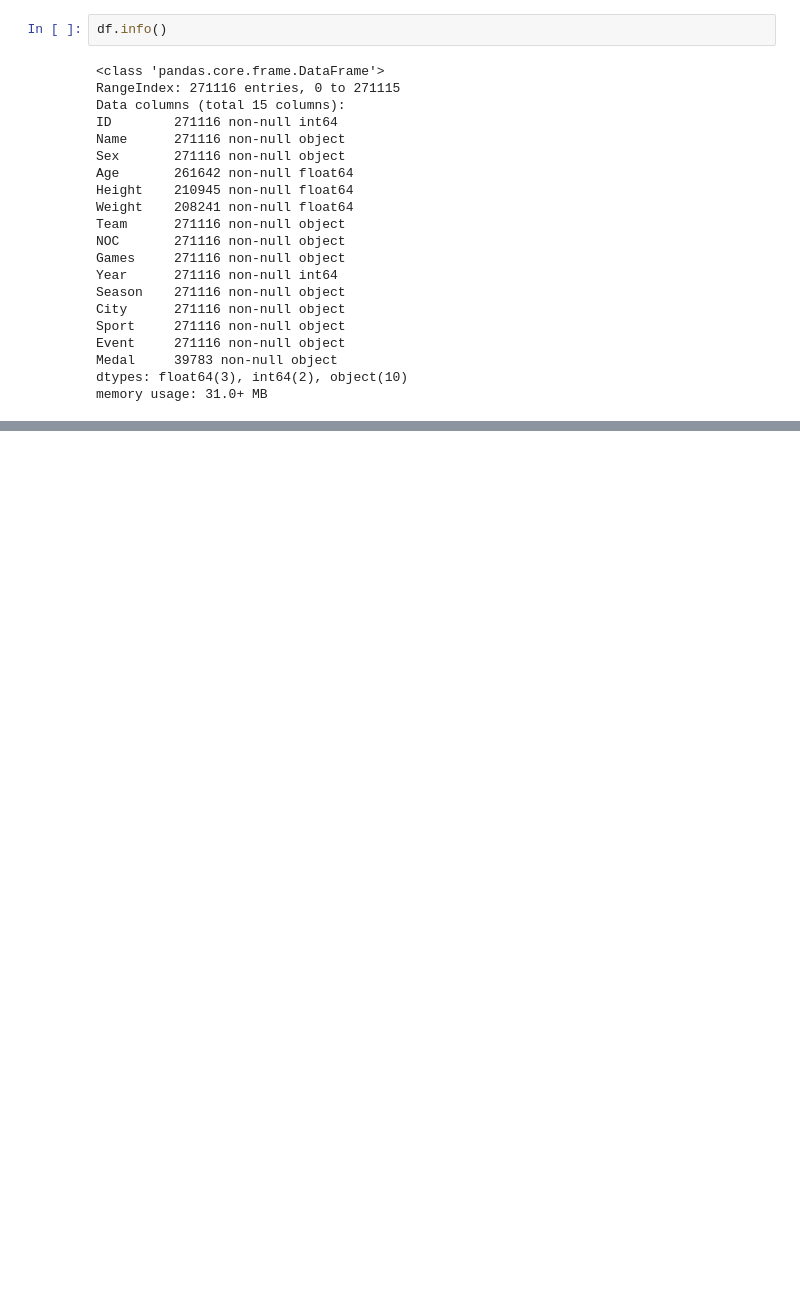
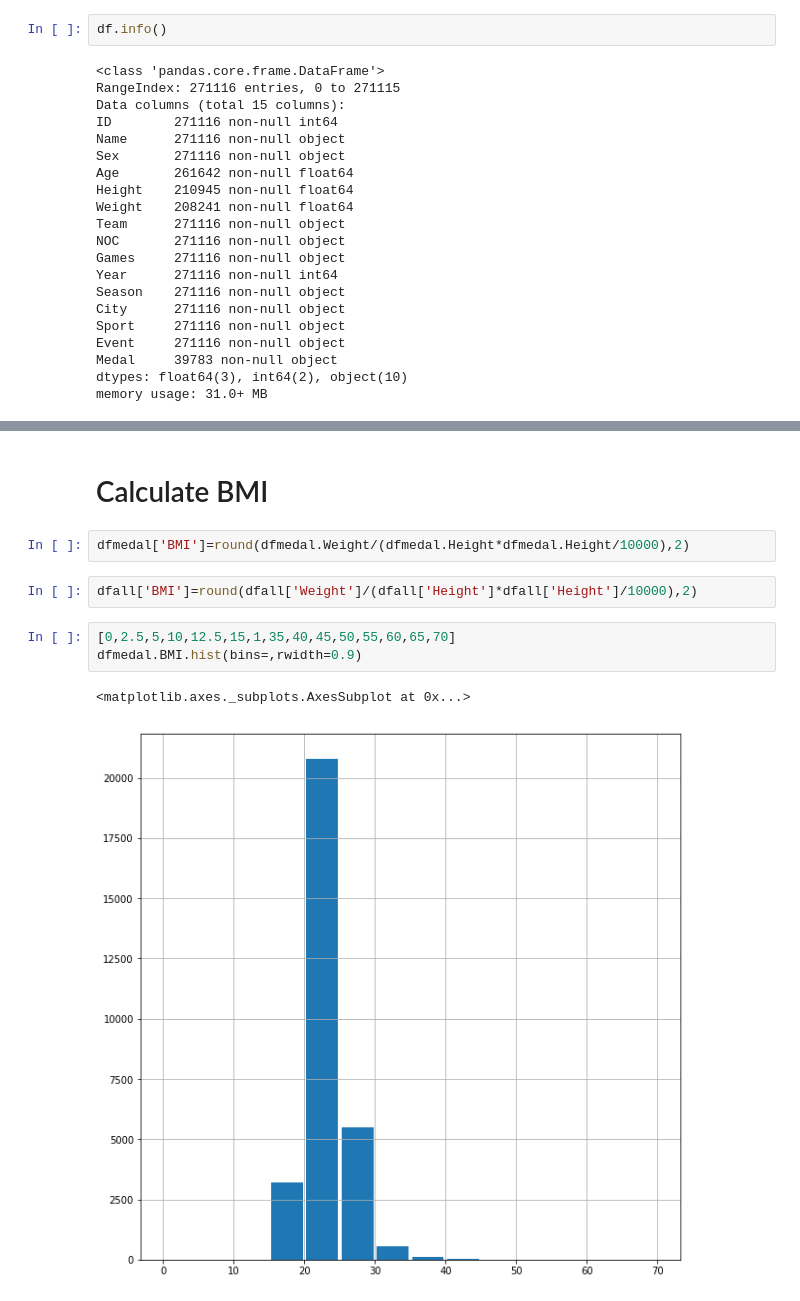
Before and after one commit to harryhancanada/learning, a Jupyter notebook: TeamProjectHarry.ipynb, the cells around one changed output, grey strips where cells are left out. Cells and saved outputs as stored; diff of their text form; blank space fills up the shorter version.

```diff
--- a/TeamProjectHarry.ipynb
+++ b/TeamProjectHarry.ipynb
@@ -60,0 +69,12 @@ dfmedal.head()
+# %% [markdown]
+# Calculate BMI
+# %%
+dfmedal['BMI']=round(dfmedal.Weight/(dfmedal.Height*dfmedal.Height/10000),2)
+# %%
+dfall['BMI']=round(dfall['Weight']/(dfall['Height']*dfall['Height']/10000),2)
+# %%
+[0,2.5,5,10,12.5,15,1,35,40,45,50,55,60,65,70]
+dfmedal.BMI.hist(bins=,rwidth=0.9)
+# %% [output]
+<matplotlib.axes._subplots.AxesSubplot at 0x...>
+[figure, added]
```
Also changed, not shown: parts of 25 cells of this notebook.
